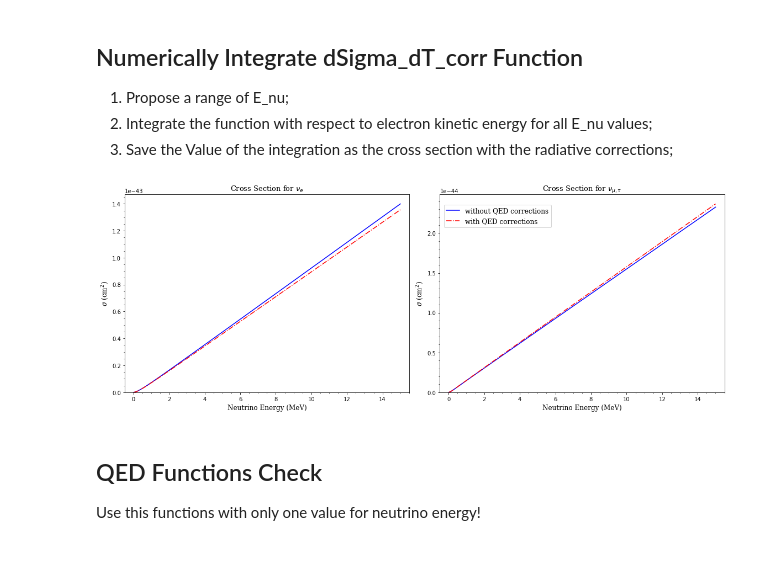
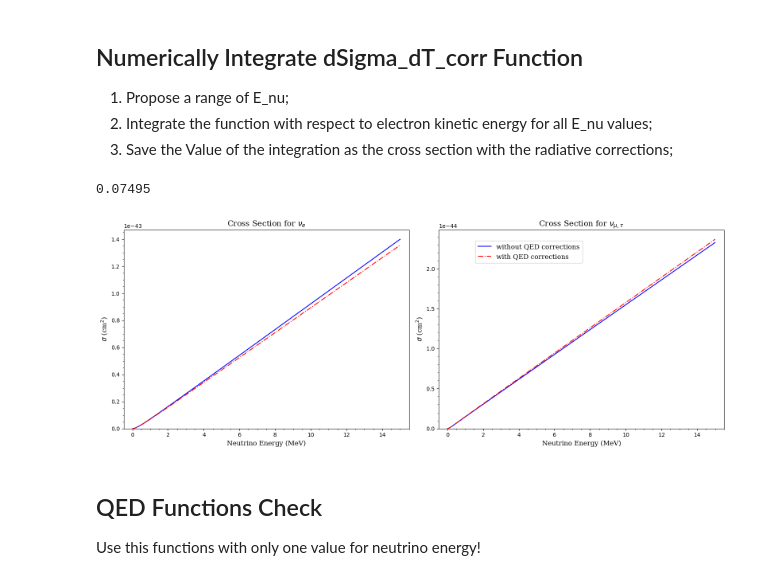
Before and after one commit to joankl/Solar-Neutrinos-Project, a Jupyter notebook: 2p2PPO Solar Event Rate Calculation/cross-section calculation.ipynb, the cells around one changed output. Cells and saved outputs as stored; diff of their text form; code cells hidden in the pictures.

```diff
--- a/2p2PPO Solar Event Rate Calculation/cross-section calculation.ipynb
+++ b/2p2PPO Solar Event Rate Calculation/cross-section calculation.ipynb
@@ -278,6 +278,10 @@ def integrated_sigma(E_nu, flavor = 'nue'):
     #print(f"result of integration: {sigma:.6e} cm^2")
 
     return sigma
+# %%
+(15-0.01)/200
+# %% [output]
+0.07495
 # %%
 E_nu_min = 0.01
 E_nu_max = 15
@@ -301,7 +305,7 @@ for E_nu_i in E_nu:
 
 # =========== Plots ===========
 
-font_style_title = {'family':'serif', 'weight': 'normal','color':'black','size':13}
+font_style_title = {'family':'serif', 'weight': 'normal','color':'black','size':14}
 font_style_axis= {'family':'serif', 'weight': 'normal','color':'black','size':12}
 font_prop = font_manager.FontProperties(family=font_style_axis['family'], weight=font_style_axis['weight'], size=font_style_axis['size'])
 fig, axes = plt.subplots(1, 2,  figsize=(16, 6))
@@ -316,35 +320,37 @@ axes[0].set_ylabel(r'$\sigma$ (cm$^2$)', fontdict = font_style_axis)
 
 axes[0].set_title(r'Cross Section for $\nu_e$', fontdict = font_style_title)
 
 # ------------- Left Plot -------------
 
 axes[1].plot(E_nu, cross_sec_numu, color = 'b')
 axes[1].plot(E_nu, cross_sec_corr_numu, color = 'r', linestyle = '-.')
 
 axes[1].set_xlabel('Neutrino Energy (MeV)', fontdict = font_style_axis)
 axes[1].set_ylabel(r'$\sigma$ (cm$^2$)', fontdict = font_style_axis)
 
 axes[1].set_title(r'Cross Section for $\nu_{{\mu, \tau}}$', fontdict = font_style_title)
 
 # ---- Axis limits per subplot ----
 for ax in axes:
     ax.set_xlim(E_nu_min - 0.5, E_nu_max + 0.5)
     ax.set_ylim(0, None)
 
     # Minor ticks
     ax.xaxis.set_minor_locator(AutoMinorLocator())
     ax.yaxis.set_minor_locator(AutoMinorLocator())
 
     # Optional: nicer grid
     #ax.grid(which='both', alpha=0.25)
 
 # Global legend
-fig.legend(loc= (0.55,0.8), ncol=1, prop = font_prop, labelcolor = font_style_axis['color'])
+fig.legend(loc= (0.6,0.8), ncol=1, prop = font_prop, labelcolor = font_style_axis['color'])
 
+
+plt.savefig('xsec.png', dpi=300, bbox_inches='tight')
 plt.tight_layout()
 plt.show()
 # %% [output]
-[figure, old version]
+[figure, new version]
 # %% [markdown]
 ## QED Functions Check
 Use this functions with only one value for neutrino energy!
```
Also changed, not shown: parts of 1 cell of this notebook.
